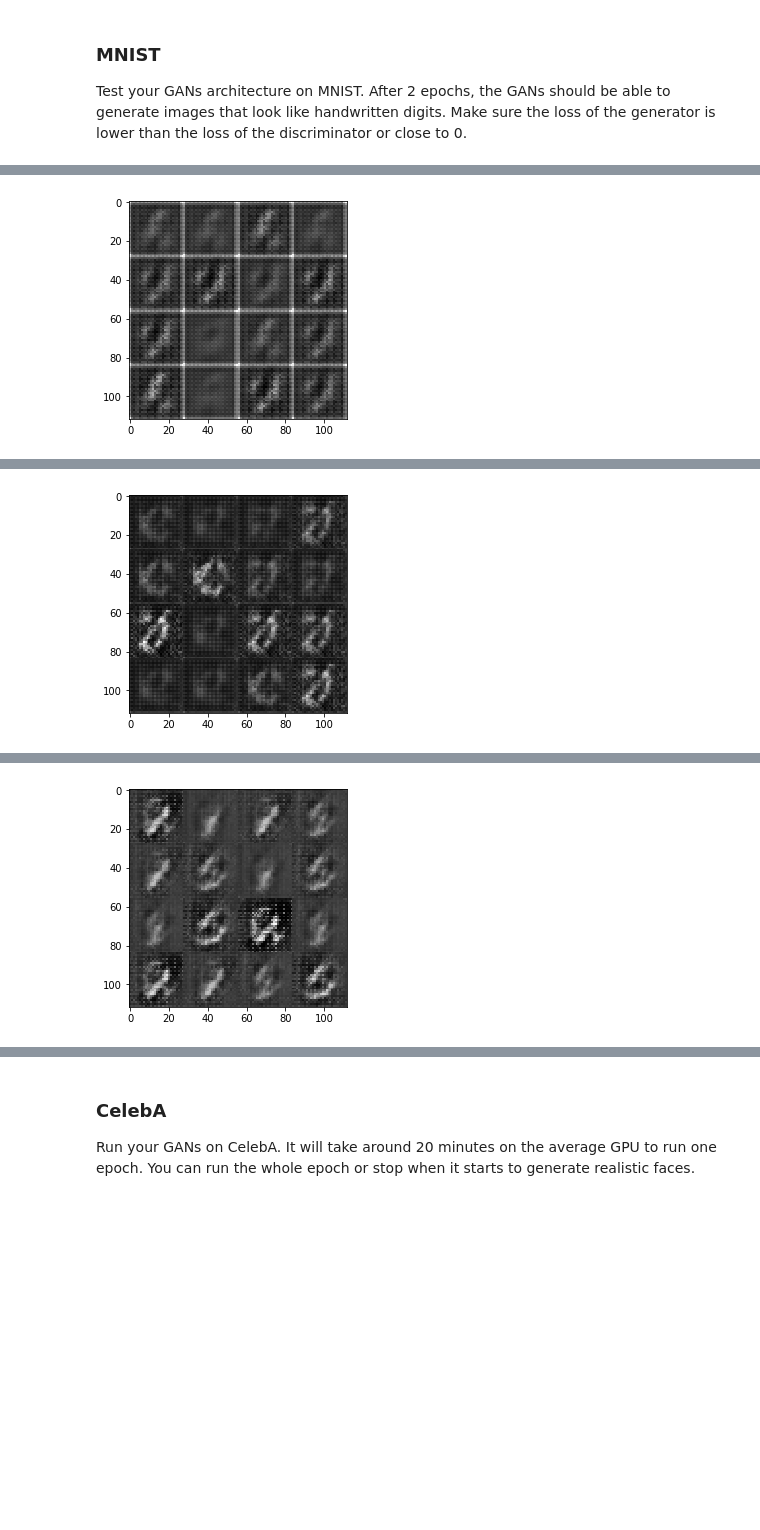
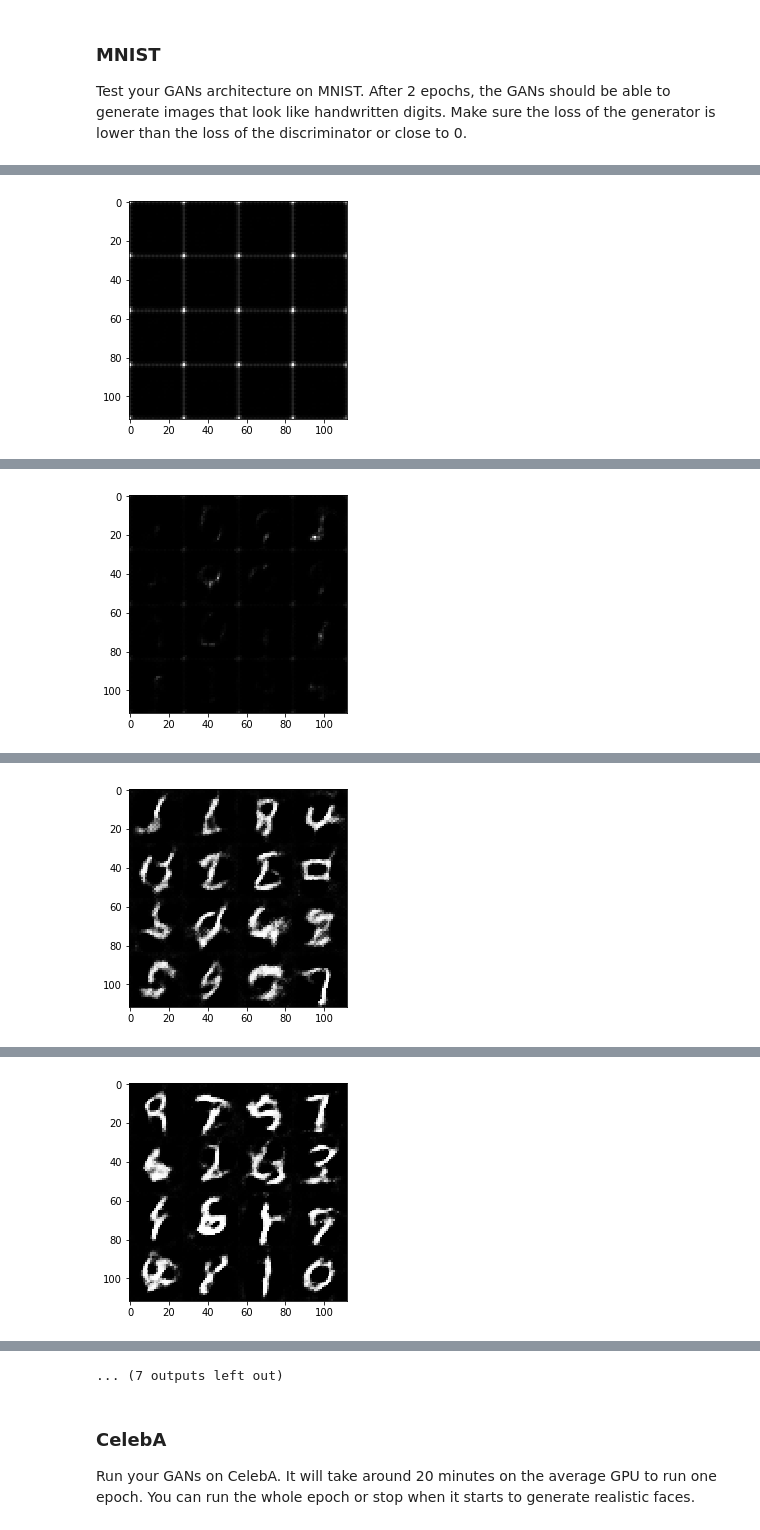
Before and after one commit to EricHodgins/DLND_Generate_Faces_Project, a Jupyter notebook: dlnd_face_generation.ipynb, the cells around one changed output, grey strips where cells are left out. Saved outputs shown, nothing was run; the diff lists cells and outputs as text; code cells hidden in the pictures; blank space fills up the shorter version.

Commit message:
passed all tests and ran training on MNIST and Face data.

```diff
--- a/dlnd_face_generation.ipynb
+++ b/dlnd_face_generation.ipynb
@@ -348,8 +349,6 @@ def train(epoch_count, batch_size, z_dim, learning_rate, beta1, get_batches, dat
     """
     # TODO: Build Model
     # Build the GAN
-    tf.reset_default_graph()
-
     _, image_width, image_height, image_channels = data_shape
     input_real, input_z, lr = model_inputs(image_width, image_height, image_channels, z_dim)
     d_loss, g_loss = model_loss(input_real, input_z, image_channels)
@@ -368,6 +367,8 @@ def train(epoch_count, batch_size, z_dim, learning_rate, beta1, get_batches, dat
             for batch_images in get_batches(batch_size):
                 # TODO: Train Model
                 steps += 1
+                # Rescale images to be between -1 & 1.  Coming in between -0.5 & 0.5
+                batch_images = batch_images * 2
                 # Sample random noise for the Generator
                 batch_z = np.random.uniform(-1, 1, size=(batch_size, z_dim))
                 # Run the Optimizers
@@ -386,7 +387,7 @@ def train(epoch_count, batch_size, z_dim, learning_rate, beta1, get_batches, dat
                     losses.append((train_loss_d, train_loss_g))
 
                 if steps % show_every == 0:
-                    show_generator_output(sess, n_images, input_z, z_dim, data_image_mode)
+                    show_generator_output(sess, n_images, input_z, image_channels, data_image_mode)
 
 
 
@@ -397,8 +398,8 @@ def train(epoch_count, batch_size, z_dim, learning_rate, beta1, get_batches, dat
 ### MNIST
 Test your GANs architecture on MNIST.  After 2 epochs, the GANs should be able to generate images that look like handwritten digits.  Make sure the loss of the generator is lower than the loss of the discriminator or close to 0.
 # %%
-batch_size = 64
-z_dim = 1
+batch_size = 128
+z_dim = 100
 learning_rate = 0.0002
 beta1 = 0.5
 
@@ -407,7 +408,7 @@ beta1 = 0.5
 DON'T MODIFY ANYTHING IN THIS CELL THAT IS BELOW THIS LINE
 """
 epochs = 2
-
+# tf.reset_default_graph()
 mnist_dataset = helper.Dataset('mnist', glob(os.path.join(data_dir, 'mnist/*.jpg')))
 with tf.Graph().as_default():
     train(epochs, batch_size, z_dim, learning_rate, beta1, mnist_dataset.get_batches,
@@ -426 +427 @@ Epoch 1/2... Discriminator Loss: 0.4965... Generator Loss: 3.3411
-[figure, old version]
+[figure, new version]
@@ -437 +438 @@ Epoch 1/2... Discriminator Loss: 1.5999... Generator Loss: 11.6711
-[figure, old version]
+[figure, new version]
@@ -448 +449 @@ Epoch 1/2... Discriminator Loss: 0.0569... Generator Loss: 5.7832
-[figure, old version]
+[figure, new version]
@@ -450,0 +460 @@ Epoch 1/2... Discriminator Loss: 1.4124... Generator Loss: 0.4243
+[figure, added]
@@ -452,3 +483,4 @@ IndexError: list index out of range
+... (7 outputs left out)
 # %% [markdown]
 ### CelebA
 Run your GANs on CelebA.  It will take around 20 minutes on the average GPU to run one epoch.  You can run the whole epoch or stop when it starts to generate realistic faces.
```
Also changed, not shown: parts of 5 cells of this notebook, 5 other files.
